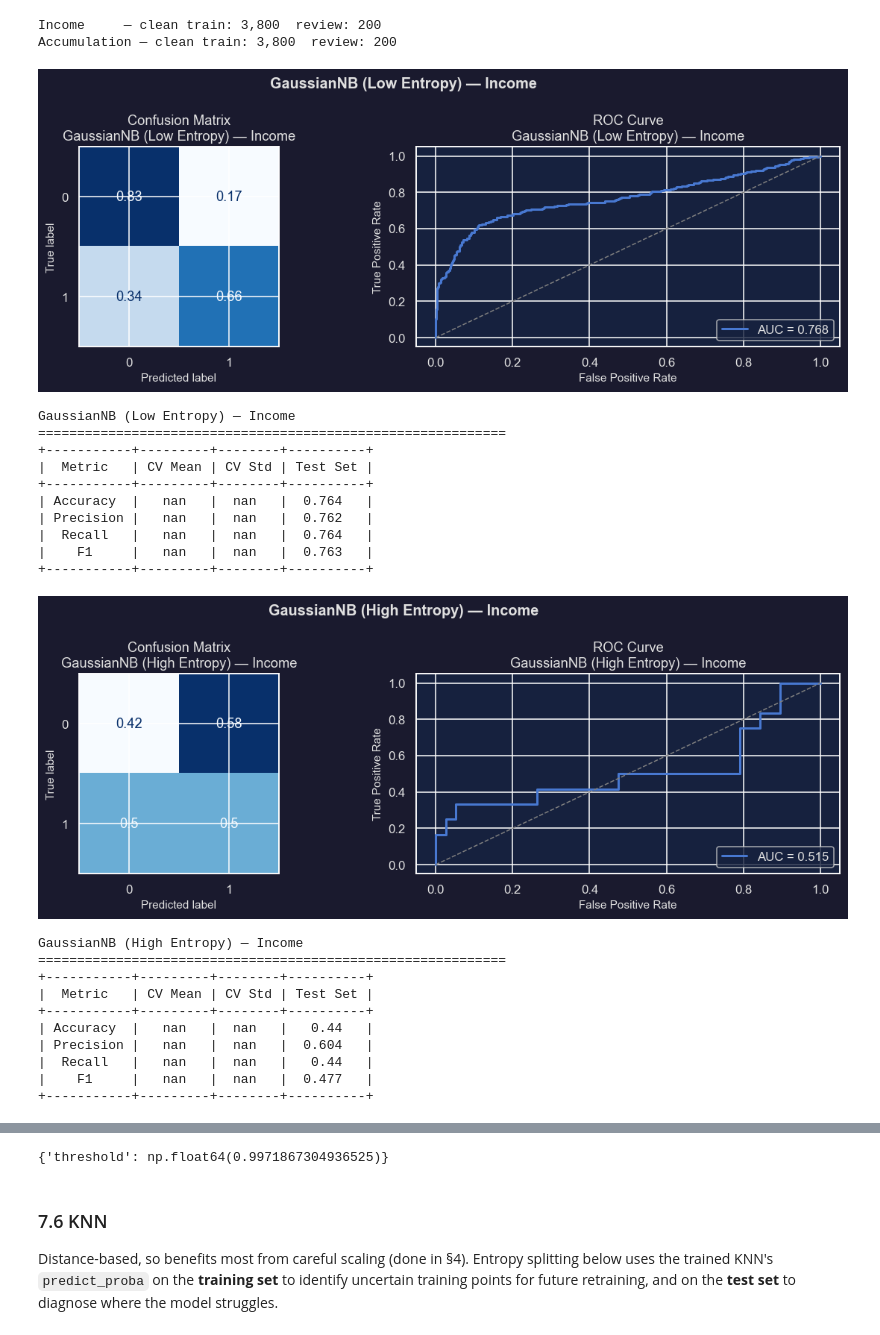
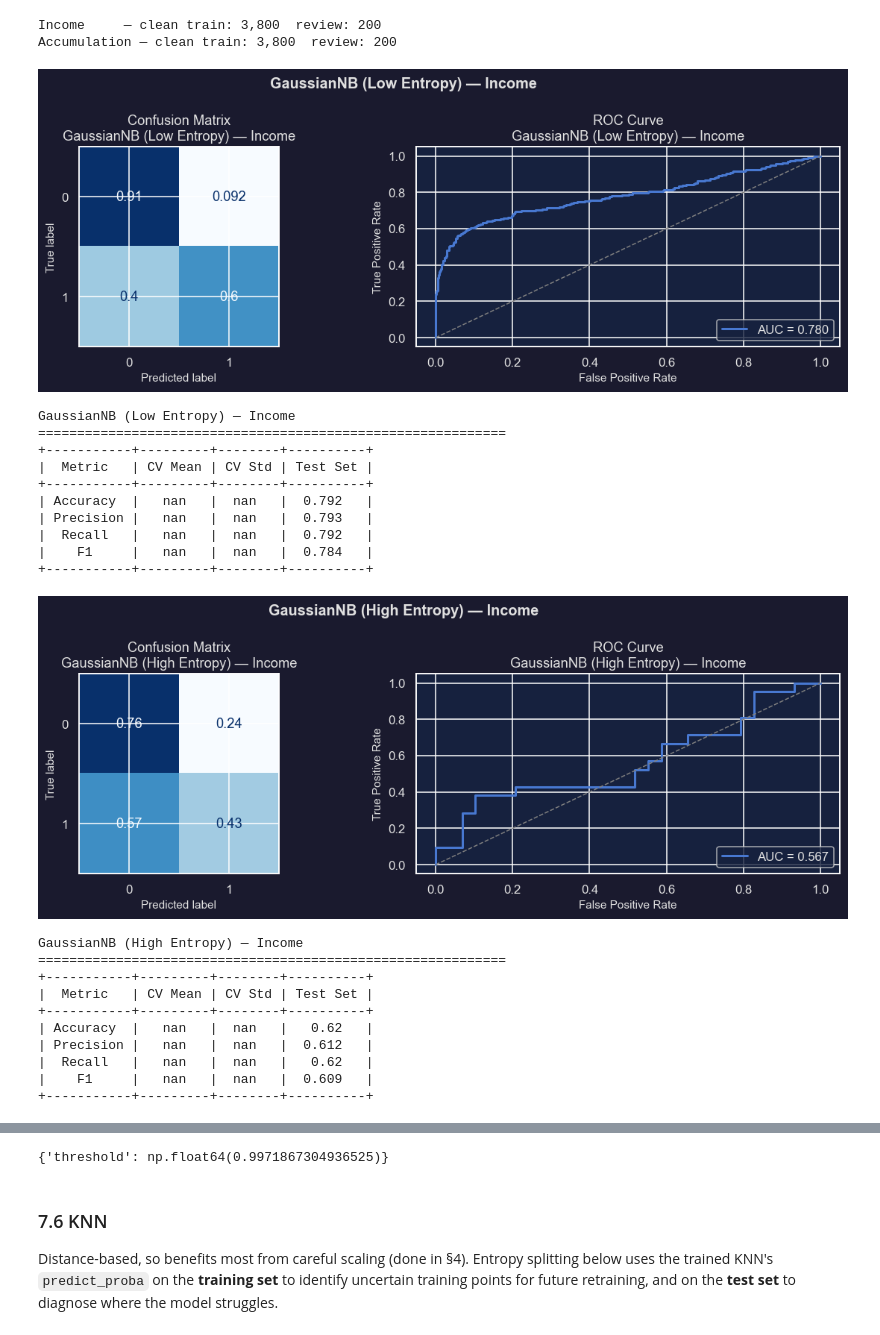
Before and after one commit to Smael-olk/Fintech, a Jupyter notebook: Business Case 2/Recommendation_Engine.ipynb, the cells around one changed output, grey strips where cells are left out. Drawn from its saved outputs; the diff is of its cells as text; code cells hidden in the pictures.

```diff
--- a/Business Case 2/Recommendation_Engine.ipynb
+++ b/Business Case 2/Recommendation_Engine.ipynb
@@ -303,13 +304,13 @@ Uses scaled features.  Grid: `L1` / `L2` penalties via `GridSearchCV`.
 > **Professor suggestion:** `L1` with `C=0.01` (strong regularisation) performed
 > best for `IncomeInvestment` — a good starting point.
 # %%
-# income_model, income_results, income_prob, income_pred = run_experiment(
-#     "logistic", "Income",
-#     X_train_inc_scaled, y_income_train, X_test_inc_scaled, y_income_test,
-#     tune=True,
-# )
-# accum_model, accum_results, accum_prob, accum_pred = run_experiment(
-#     "logistic", "Accumulation",
-#     X_train_acc_scaled, y_accum_train, X_test_acc_scaled, y_accum_test,
-#     tune=True,
-# )
+income_model, income_results, income_prob, income_pred = run_experiment(
+     "logistic", "Income",
+     X_train_inc_scaled, y_income_train, X_test_inc_scaled, y_income_test,
+     tune=True,
+ )
+accum_model, accum_results, accum_prob, accum_pred = run_experiment(
+     "logistic", "Accumulation",
+     X_train_acc_scaled, y_accum_train, X_test_acc_scaled, y_accum_test,
+     tune=True,
+ )
@@ -601,7 +642,7 @@ Architecture:
 # %% [markdown]
 ### 7.5 Naive Bayes
 # %%
-income_model, income_results, income_prob, income_pred = run_experiment(
+income_model_gnb, income_results_gnb, income_prob_gnb, income_pred_gnb = run_experiment(
     "gnb", "Income",
     X_train_inc_scaled, y_income_train, X_test_inc_scaled, y_income_test,
     tune=False,
@@ -659,39 +700,39 @@ Accumulation — clean train: 3,800  review: 200
 # %%
 # ── Entropy diagnostics on TEST ───────────────────────────────────────────────
 # Evaluates where the model is confident vs. uncertain on held-out data.
 # Uses y_pred / y_prob already generated in run_experiment — no refitting.
 
 evaluate_entropy_splits(
-    income_model, X_test_inc_scaled, y_income_test, income_pred, income_prob,
-    income_model.name, "Income", alpha=0.05,
+    income_model_gnb, X_test_inc_scaled, y_income_test, income_pred, income_prob,
+    income_model_gnb.name, "Income", alpha=0.05,
 )
 
 evaluate_entropy_splits(
     accum_model, X_test_acc_scaled, y_accum_test, accum_pred, accum_prob,
     accum_model.name, "Accumulation", alpha=0.05,
 )
 # %% [output]
-[figure, old version]
+[figure, new version]
 GaussianNB (Low Entropy) — Income
 ============================================================
 +-----------+---------+--------+----------+
 |  Metric   | CV Mean | CV Std | Test Set |
 +-----------+---------+--------+----------+
-| Accuracy  |   nan   |  nan   |  0.764   |
-| Precision |   nan   |  nan   |  0.762   |
-|  Recall   |   nan   |  nan   |  0.764   |
-|    F1     |   nan   |  nan   |  0.763   |
+| Accuracy  |   nan   |  nan   |  0.792   |
+| Precision |   nan   |  nan   |  0.793   |
+|  Recall   |   nan   |  nan   |  0.792   |
+|    F1     |   nan   |  nan   |  0.784   |
 +-----------+---------+--------+----------+
-[figure, old version]
+[figure, new version]
 GaussianNB (High Entropy) — Income
 ============================================================
 +-----------+---------+--------+----------+
 |  Metric   | CV Mean | CV Std | Test Set |
 +-----------+---------+--------+----------+
-| Accuracy  |   nan   |  nan   |   0.44   |
-| Precision |   nan   |  nan   |  0.604   |
-|  Recall   |   nan   |  nan   |   0.44   |
-|    F1     |   nan   |  nan   |  0.477   |
+| Accuracy  |   nan   |  nan   |   0.62   |
+| Precision |   nan   |  nan   |  0.612   |
+|  Recall   |   nan   |  nan   |   0.62   |
+|    F1     |   nan   |  nan   |  0.609   |
 +-----------+---------+--------+----------+
 [figure]
 GaussianNB (Low Entropy) — Accumulation
```
Also changed, not shown: parts of 11 cells of this notebook, 3 other files.
